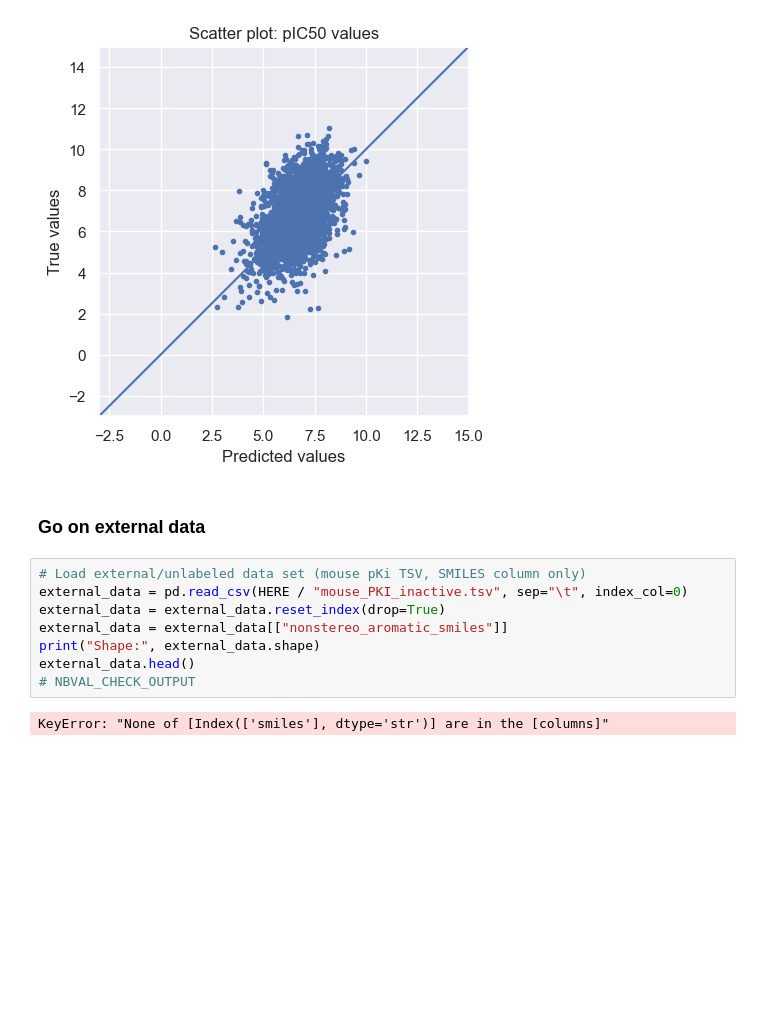
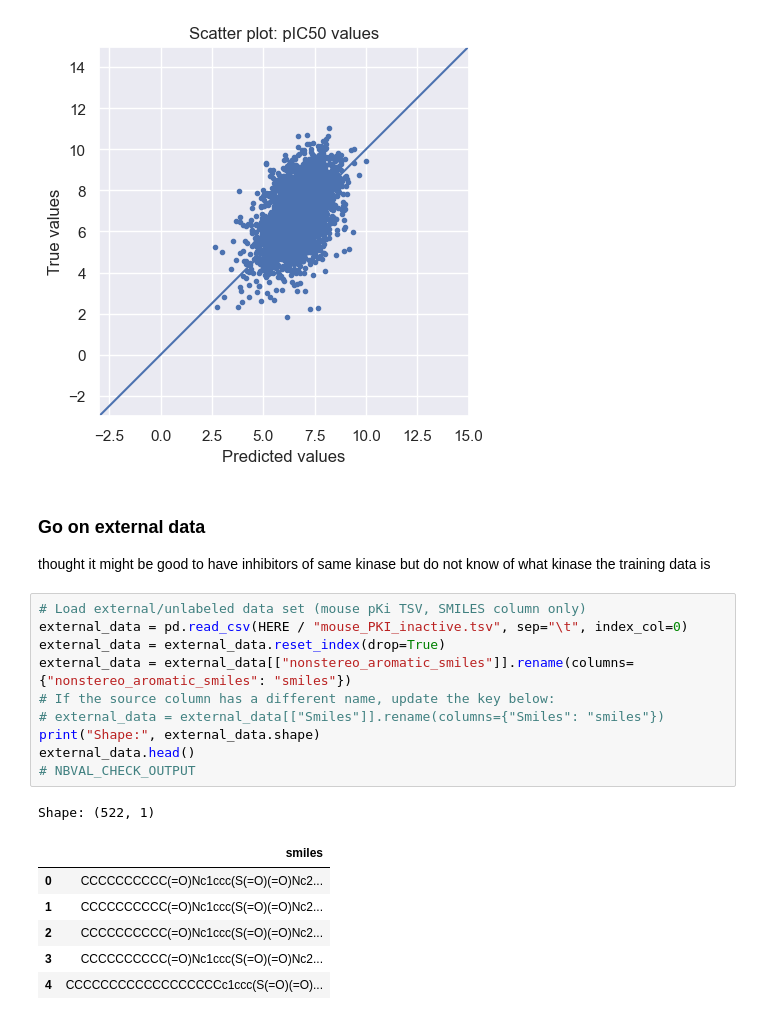
Before and after one commit to gutheb/datascience_open, a Jupyter notebook: mainnotebook.ipynb, the cells around one changed output. Saved outputs shown, nothing was run; the diff lists cells and outputs as text; blank space fills up the shorter version.

```diff
--- a/mainnotebook.ipynb
+++ b/mainnotebook.ipynb
@@ -309,13 +309,22 @@ plt.show()
 [figure]
 # %% [markdown]
 ### Go on external data
+thought it might be good to have inhibitors of same kinase but do not know of what kinase the training data is
 # %%
 # Load external/unlabeled data set (mouse pKi TSV, SMILES column only)
 external_data = pd.read_csv(HERE / "mouse_PKI_inactive.tsv", sep="\t", index_col=0)
 external_data = external_data.reset_index(drop=True)
-external_data = external_data[["nonstereo_aromatic_smiles"]]
+external_data = external_data[["nonstereo_aromatic_smiles"]].rename(columns={"nonstereo_aromatic_smiles": "smiles"})
+# If the source column has a different name, update the key below:
+# external_data = external_data[["Smiles"]].rename(columns={"Smiles": "smiles"})
 print("Shape:", external_data.shape)
 external_data.head()
 # NBVAL_CHECK_OUTPUT
 # %% [output]
-KeyError: "None of [Index(['smiles'], dtype='str')] are in the [columns]"
+Shape: (522, 1)
+|  | smiles |
+| 0 | CCCCCCCCCC(=O)Nc1ccc(S(=O)(=O)Nc2... |
+| 1 | CCCCCCCCCC(=O)Nc1ccc(S(=O)(=O)Nc2... |
+| 2 | CCCCCCCCCC(=O)Nc1ccc(S(=O)(=O)Nc2... |
+| 3 | CCCCCCCCCC(=O)Nc1ccc(S(=O)(=O)Nc2... |
+| 4 | CCCCCCCCCCCCCCCCCCc1ccc(S(=O)(=O)... |
```
Also changed, not shown: parts of 6 cells of this notebook, 3 other files.
